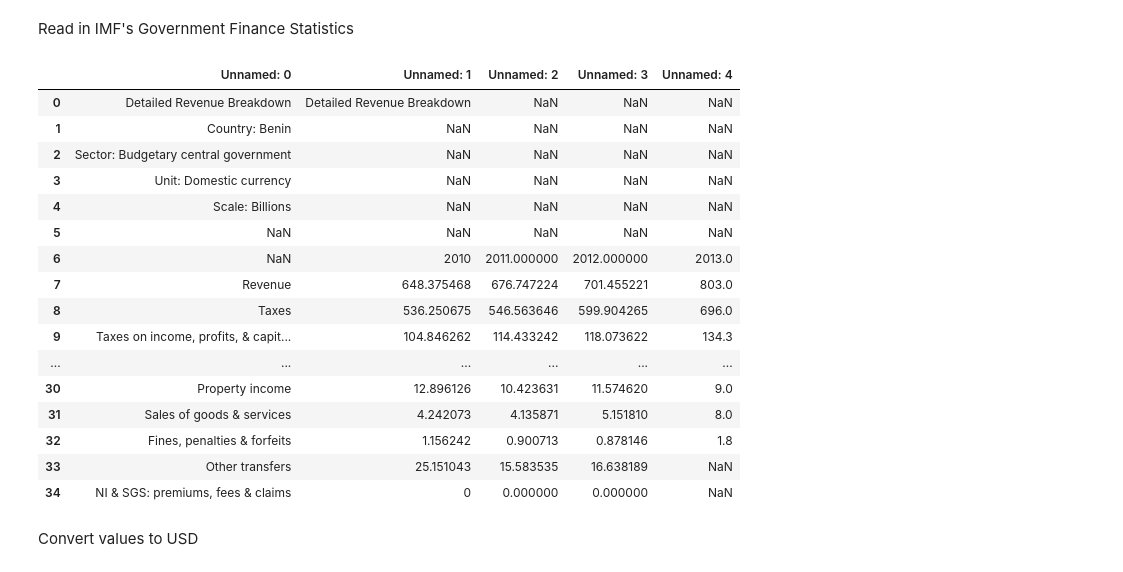
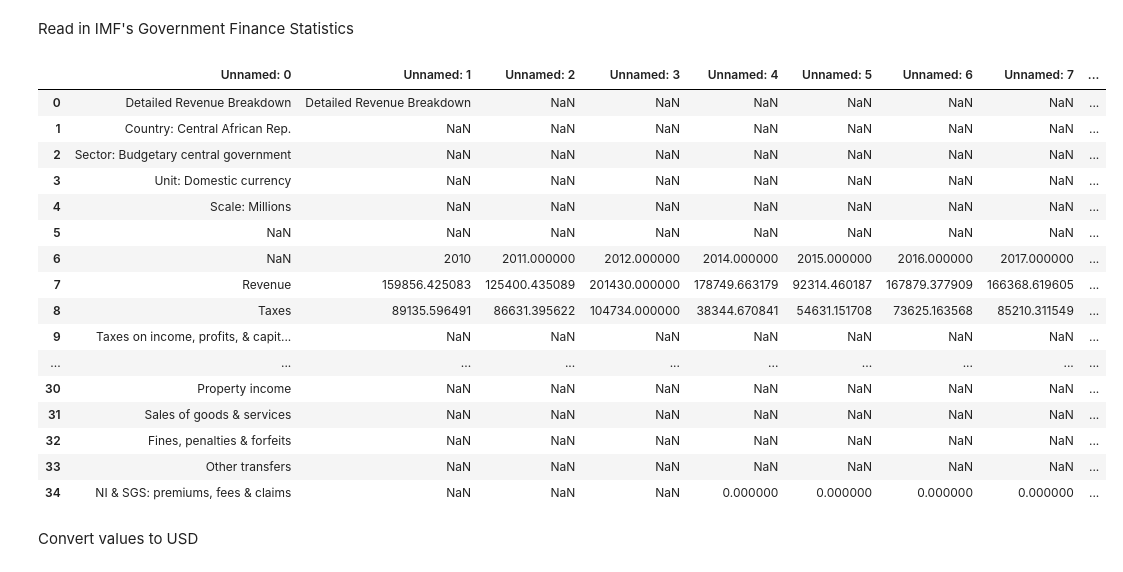
Before and after one commit to mpham8/macro-debtrelief-humancapital, a Jupyter notebook: govt-revenue.ipynb, the cells around one changed output. Saved outputs shown, nothing was run; the diff lists cells and outputs as text; code cells hidden in the pictures.

```diff
--- a/govt-revenue.ipynb
+++ b/govt-revenue.ipynb
@@ -96,33 +96,33 @@ Read in IMF's Government Finance Statistics
 # %%
 master_table = {}
 folder_path = "revenue-data"
 
 # Loop that goes through all files 'file_name' in the folder 'folder_path'
 for file_name in os.listdir(folder_path):
   if file_name.endswith('.xlsx') and not file_name.startswith('~$'): #check to see if is spreadsheet .xlsx format
     raw_df = pd.read_excel(folder_path+ "/" + file_name) #read in .xlsx as dataframe
     master_table[file_name[:-5]] = raw_df #store dataframe as an entry in the master_table hash table
 
 # master_table["Central African Republic"]
-master_table["Benin"]
+master_table["Central African Republic"]
 # %% [output]
-|  | Unnamed: 0 | Unnamed: 1 | Unnamed: 2 | Unnamed: 3 | Unnamed: 4 |
-| 0 | Detailed Revenue Breakdown | Detailed Revenue Breakdown | NaN | NaN | NaN |
-| 1 | Country: Benin | NaN | NaN | NaN | NaN |
-| 2 | Sector: Budgetary central government | NaN | NaN | NaN | NaN |
-| 3 | Unit: Domestic currency | NaN | NaN | NaN | NaN |
-| 4 | Scale: Billions | NaN | NaN | NaN | NaN |
-| 5 | NaN | NaN | NaN | NaN | NaN |
-| 6 | NaN | 2010 | 2011.000000 | 2012.000000 | 2013.0 |
-| 7 | Revenue | 648.375468 | 676.747224 | 701.455221 | 803.0 |
-| 8 | Taxes | 536.250675 | 546.563646 | 599.904265 | 696.0 |
-| 9 | Taxes on income, profits, & capit... | 104.846262 | 114.433242 | 118.073622 | 134.3 |
-| ... | ... | ... | ... | ... | ... |
-| 30 | Property income | 12.896126 | 10.423631 | 11.574620 | 9.0 |
-| 31 | Sales of goods & services | 4.242073 | 4.135871 | 5.151810 | 8.0 |
-| 32 | Fines, penalties & forfeits | 1.156242 | 0.900713 | 0.878146 | 1.8 |
-| 33 | Other transfers | 25.151043 | 15.583535 | 16.638189 | NaN |
-| 34 | NI & SGS: premiums, fees & claims | 0 | 0.000000 | 0.000000 | NaN |
+|  | Unnamed: 0 | Unnamed: 1 | Unnamed: 2 | Unnamed: 3 | Unnamed: 4 | Unnamed: 5 | Unnamed: 6 | Unnamed: 7 | ... |
+| 0 | Detailed Revenue Breakdown | Detailed Revenue Breakdown | NaN | NaN | NaN | NaN | NaN | NaN | ... |
+| 1 | Country: Central African Rep. | NaN | NaN | NaN | NaN | NaN | NaN | NaN | ... |
+| 2 | Sector: Budgetary central government | NaN | NaN | NaN | NaN | NaN | NaN | NaN | ... |
+| 3 | Unit: Domestic currency | NaN | NaN | NaN | NaN | NaN | NaN | NaN | ... |
+| 4 | Scale: Millions | NaN | NaN | NaN | NaN | NaN | NaN | NaN | ... |
+| 5 | NaN | NaN | NaN | NaN | NaN | NaN | NaN | NaN | ... |
+| 6 | NaN | 2010 | 2011.000000 | 2012.000000 | 2014.000000 | 2015.000000 | 2016.000000 | 2017.000000 | ... |
+| 7 | Revenue | 159856.425083 | 125400.435089 | 201430.000000 | 178749.663179 | 92314.460187 | 167879.377909 | 166368.619605 | ... |
+| 8 | Taxes | 89135.596491 | 86631.395622 | 104734.000000 | 38344.670841 | 54631.151708 | 73625.163568 | 85210.311549 | ... |
+| 9 | Taxes on income, profits, & capit... | NaN | NaN | NaN | NaN | NaN | NaN | NaN | ... |
+| ... | ... | ... | ... | ... | ... | ... | ... | ... | ... |
+| 30 | Property income | NaN | NaN | NaN | NaN | NaN | NaN | NaN | ... |
+| 31 | Sales of goods & services | NaN | NaN | NaN | NaN | NaN | NaN | NaN | ... |
+| 32 | Fines, penalties & forfeits | NaN | NaN | NaN | NaN | NaN | NaN | NaN | ... |
+| 33 | Other transfers | NaN | NaN | NaN | NaN | NaN | NaN | NaN | ... |
+| 34 | NI & SGS: premiums, fees & claims | NaN | NaN | NaN | 0.000000 | 0.000000 | 0.000000 | 0.000000 | ... |
 # %% [markdown]
 Convert values to USD
 # %%
```
Also changed, not shown: parts of 4 cells of this notebook, 2 other files.
